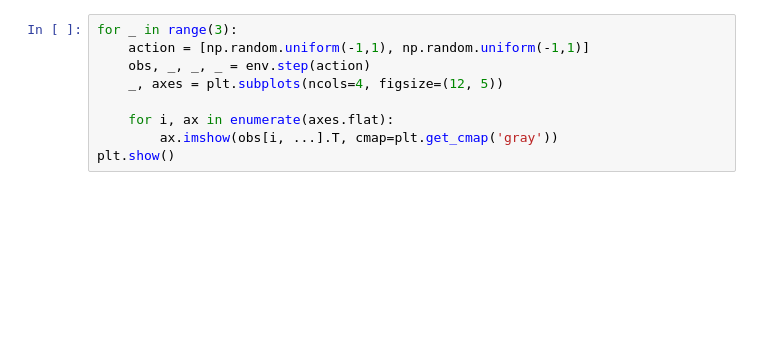
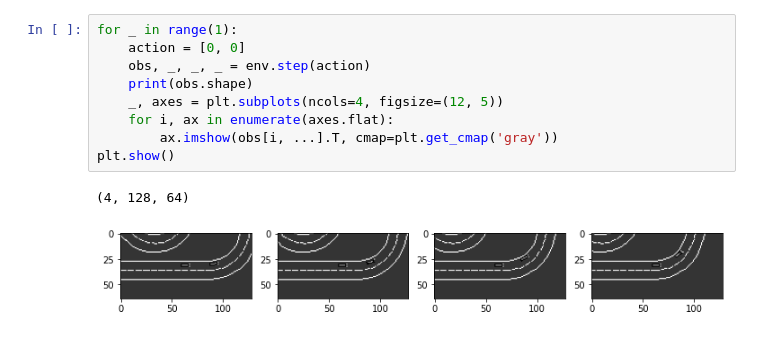
Before and after one commit to Alol2565/HardRaceTrack, a Jupyter notebook: final_project.ipynb, the cells around one changed output. Cells and saved outputs as stored; diff of their text form; blank space fills up the shorter version.

```diff
--- a/final_project.ipynb
+++ b/final_project.ipynb
@@ -31,9 +36,12 @@ plt.show()
 # %%
-for _ in range(3):
-    action = [np.random.uniform(-1,1), np.random.uniform(-1,1)]
+for _ in range(1):
+    action = [0, 0]
     obs, _, _, _ = env.step(action)
+    print(obs.shape)
     _, axes = plt.subplots(ncols=4, figsize=(12, 5))
-
     for i, ax in enumerate(axes.flat):
         ax.imshow(obs[i, ...].T, cmap=plt.get_cmap('gray'))
 plt.show()
+# %% [output]
+(4, 128, 64)
+[figure, added]
```
Also changed, not shown: parts of 4 cells of this notebook.
